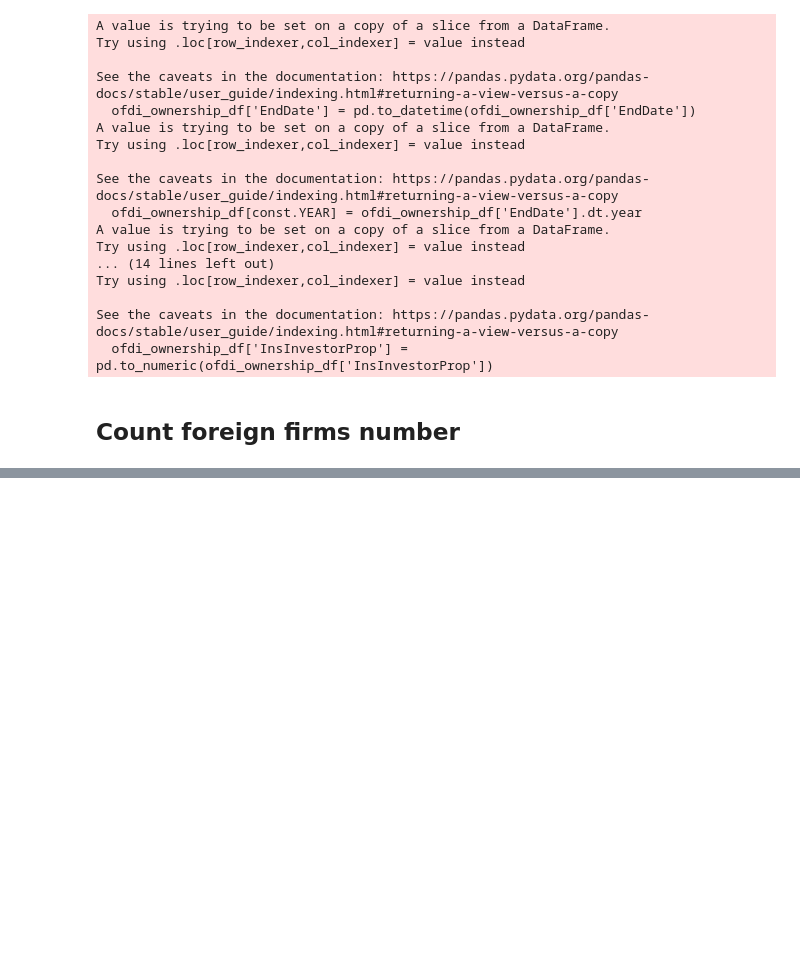
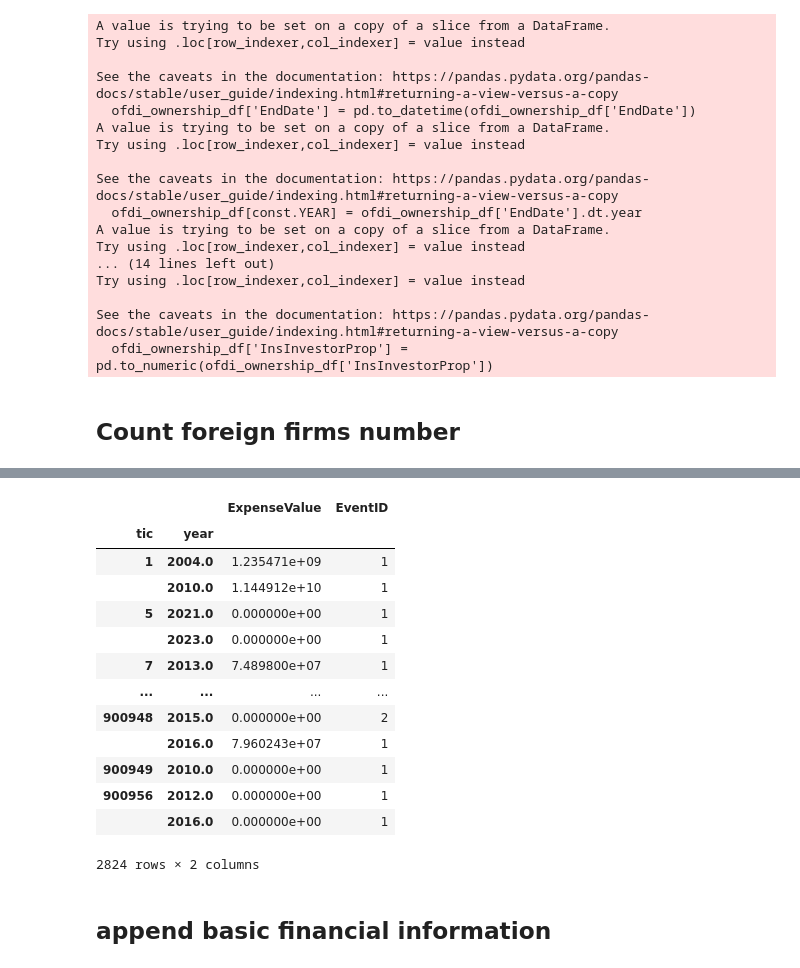
Before and after one commit to wangyouan/CapitalControl, a Jupyter notebook: Notebook/AppendFinanceCost.ipynb, the cells around one changed output, grey strips where cells are left out. Cells and saved outputs as stored; diff of their text form; code cells hidden in the pictures; blank space fills up the shorter version.

```diff
--- a/Notebook/AppendFinanceCost.ipynb
+++ b/Notebook/AppendFinanceCost.ipynb
@@ -854,0 +900,4 @@ ofdi_df: DataFrame = ofdi_op_df.merge(ofdi_ownership_df[[const.TICKER, const.YEA
+# %%
+with zipfile.ZipFile(os.path.join(const.CSMAR_PATH, '海外直接投资', '交易信息总表.zip'), 'r') as zip_ref:
+    with zip_ref.open('OFDI_TRADINGMAIN.xlsx') as excel_file:
+        ofdi_ma_df: DataFrame = pd.read_excel(excel_file).iloc[2:]
@@ -854,0 +914,27 @@ ofdi_df: DataFrame = ofdi_op_df.merge(ofdi_ownership_df[[const.TICKER, const.YEA
+# %%
+ofdi_ma_df[const.TICKER] = ofdi_ma_df.Symbol.astype(int)
+ofdi_ma_df['FinishDeclareDate'] = pd.to_datetime(ofdi_ma_df['FinishDeclareDate'])
+ofdi_ma_df[const.YEAR] = ofdi_ma_df['FinishDeclareDate'].dt.year
+ofdi_ma_df['ExpenseValue'] = pd.to_numeric(ofdi_ma_df['ExpenseValue'])
+ofdi_ma_df = ofdi_ma_df.loc[ofdi_ma_df['IsSucceed'] != 'N']
+# %%
+ma_num = ofdi_ma_df.groupby([const.TICKER, const.YEAR])['EventID'].count()
+ma_amt = ofdi_ma_df.groupby([const.TICKER, const.YEAR])['ExpenseValue'].sum()
+ofdi_foreign_ma = pd.concat([ma_amt, ma_num], axis=1)
+# %%
+ofdi_foreign_ma
+# %% [output]
+|  |  | ExpenseValue | EventID |
+| tic | year |  |  |
+| 1 | 2004.0 | 1.235471e+09 | 1 |
+|  | 2010.0 | 1.144912e+10 | 1 |
+| 5 | 2021.0 | 0.000000e+00 | 1 |
+|  | 2023.0 | 0.000000e+00 | 1 |
+| 7 | 2013.0 | 7.489800e+07 | 1 |
+| ... | ... | ... | ... |
+| 900948 | 2015.0 | 0.000000e+00 | 2 |
+|  | 2016.0 | 7.960243e+07 | 1 |
+| 900949 | 2010.0 | 0.000000e+00 | 1 |
+| 900956 | 2012.0 | 0.000000e+00 | 1 |
+|  | 2016.0 | 0.000000e+00 | 1 |
+2824 rows × 2 columns
@@ -854,0 +945,2 @@ ofdi_df: DataFrame = ofdi_op_df.merge(ofdi_ownership_df[[const.TICKER, const.YEA
+# %% [markdown]
+## append basic financial information
```
Also changed, not shown: parts of 17 cells of this notebook.
